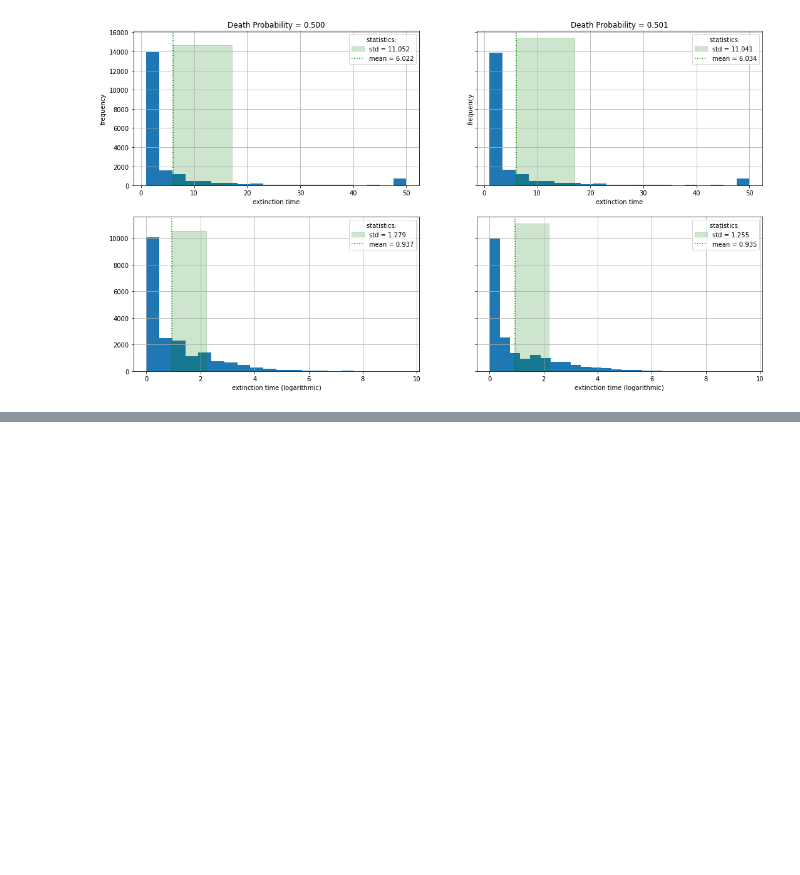
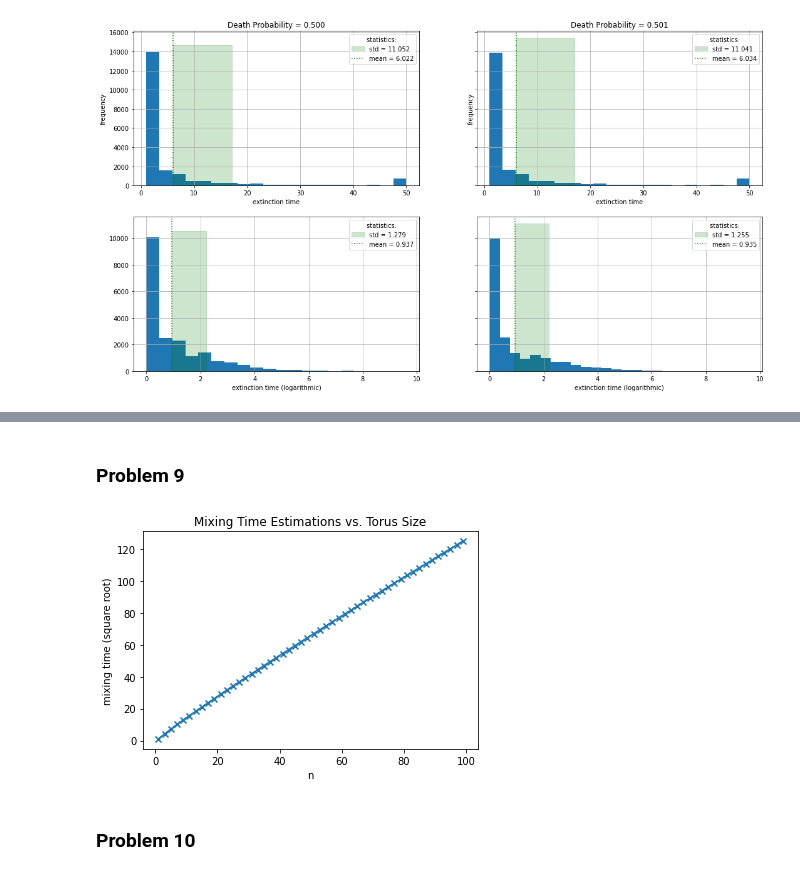
Before and after one commit to MohsenGhodrati/Homeworks, a Jupyter notebook: Applied Stochastic Processes - Spring 2022.ipynb, the cells around one changed output, grey strips where cells are left out. Drawn from its saved outputs; the diff is of its cells as text; code cells hidden in the pictures; blank space fills up the shorter version.

```diff
--- a/Applied Stochastic Processes - Spring 2022.ipynb
+++ b/Applied Stochastic Processes - Spring 2022.ipynb
@@ -203,0 +310,29 @@ plt.show()
+# %% [markdown]
+### Problem 9
+# %%
+max_T = 100000
+N = 50
+
+results = []
+for n in 2 * np.arange(N) + 1:
+    M = np.zeros([n, n])
+    M[0, 0] = 1
+    t, error = 0, 1
+    while error > 0.00001 and t < max_T:
+        M = (np.roll(M, 1, axis=0) + np.roll(M, -1, axis=0) +
+             np.roll(M, 1, axis=1) + np.roll(M, -1, axis=1)) / 4
+        error = np.linalg.norm(M - np.ones([n, n])/(n ** 2), 1)
+        t += 1
+    results.append(t)
+
+results = np.array(results)
+plt.scatter(2 * np.arange(N) + 1, np.sqrt(results), marker='x')
+plt.plot(2 * np.arange(N) + 1, np.sqrt(results))
+plt.title('Mixing Time Estimations vs. Torus Size')
+plt.xlabel('n')
+plt.ylabel('mixing time (square root)')
+plt.show()
+# %% [output]
+[figure, added]
+# %% [markdown]
+### Problem 10
```
Also changed, not shown: parts of 6 cells of this notebook.
